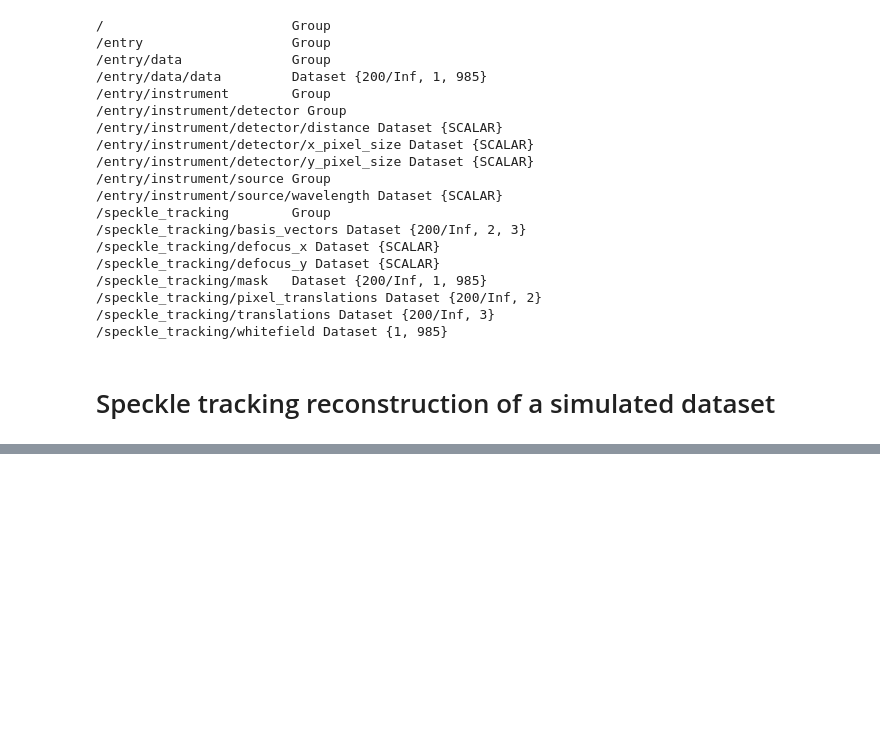
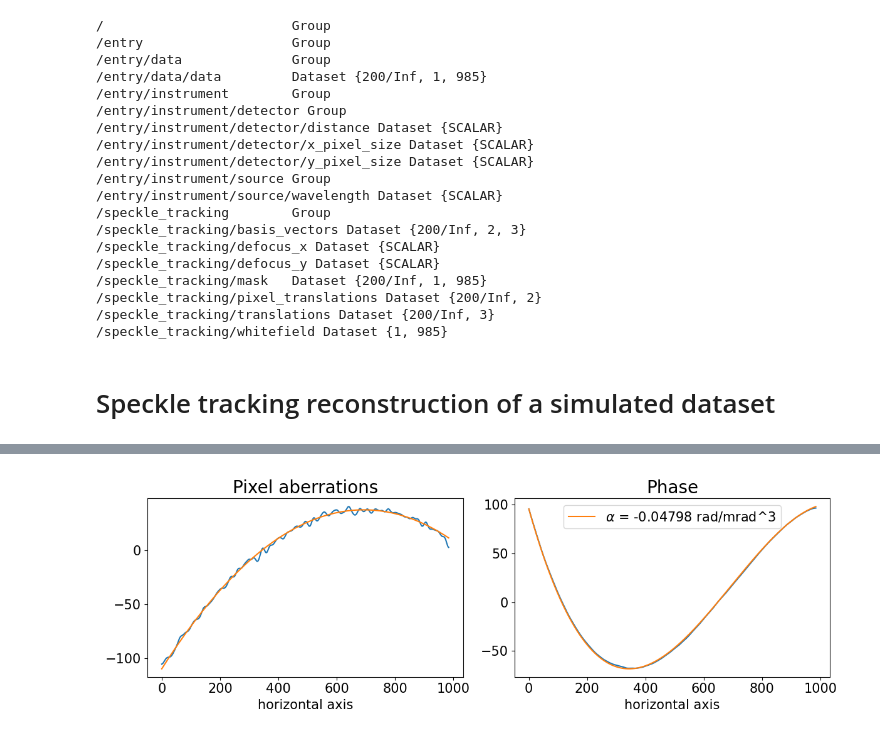
Before and after one commit to simply-nicky/pyrost, a Jupyter notebook: doc.ipynb, the cells around one changed output, grey strips where cells are left out. Cells and saved outputs as stored; diff of their text form; code cells hidden in the pictures; blank space fills up the shorter version.

```diff
--- a/doc.ipynb
+++ b/doc.ipynb
@@ -287,0 +312,19 @@ data = data.load()
+# %%
+fit_obj = data.get_fit(axis=1)
+fig, axes = plt.subplots(1, 2, figsize=(12, 4))
+axes[0].plot(fit_obj.pixels, fit_obj.pixel_aberrations)
+axes[0].plot(fit_obj.pixels, fit_obj.model(fit['fit']))
+axes[0].set_title('Pixel aberrations', fontsize=20)
+axes[1].plot(fit_obj.pixels, fit_obj.phase)
+axes[1].plot(fit_obj.pixels, fit_obj.model(fit['ph_fit']),
+             label=r'$\alpha$ = {:.5f} rad/mrad^3'.format(fit['c_3']))
+axes[1].set_title('Phase', fontsize=20)
+axes[1].legend(fontsize=15)
+for ax in axes:
+    ax.tick_params(axis='both', which='major', labelsize=15)
+    ax.set_xlabel('horizontal axis', fontsize=15)
+plt.tight_layout()
+plt.show()
+# plt.savefig('1d_sim_fits.png', dpi=300)
+# %% [output]
+[figure, added]
```
Also changed, not shown: parts of 9 cells of this notebook, 19 other files.
